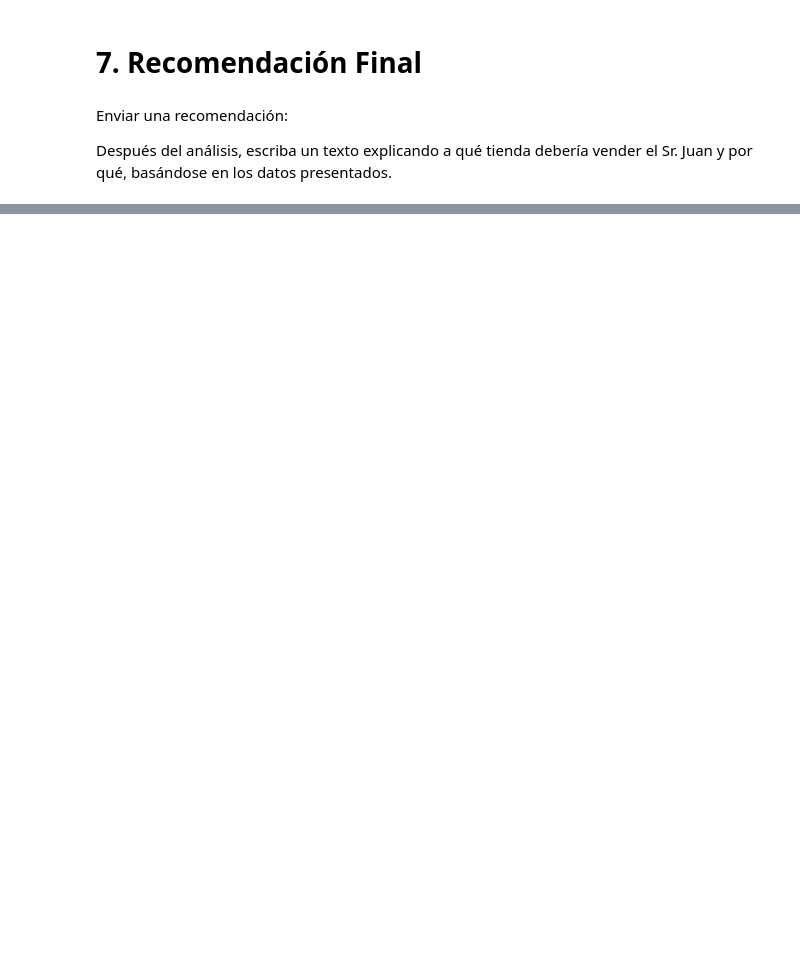
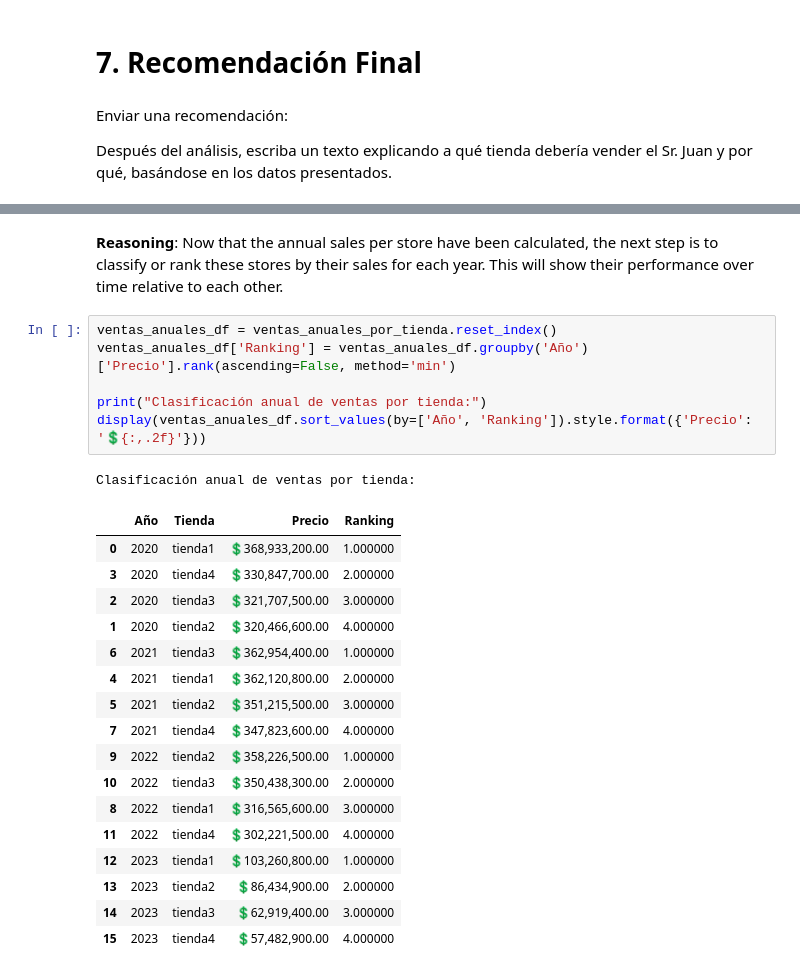
Before and after one commit to Harold-dev-code/Primer_Challenge_DataScience_Alura_Store, a Jupyter notebook: Primer_Challenge_DataScience_AluraStore.ipynb, the cells around one changed output, grey strips where cells are left out. Saved outputs shown, nothing was run; the diff lists cells and outputs as text; blank space fills up the shorter version.

```diff
--- a/Primer_Challenge_DataScience_AluraStore.ipynb
+++ b/Primer_Challenge_DataScience_AluraStore.ipynb
@@ -726,0 +792,28 @@ Después del análisis, escriba un texto explicando a qué tienda debería vende
+# %% [markdown]
+**Reasoning**:
+Now that the annual sales per store have been calculated, the next step is to classify or rank these stores by their sales for each year. This will show their performance over time relative to each other.
+# %%
+ventas_anuales_df = ventas_anuales_por_tienda.reset_index()
+ventas_anuales_df['Ranking'] = ventas_anuales_df.groupby('Año')['Precio'].rank(ascending=False, method='min')
+
+print("Clasificación anual de ventas por tienda:")
+display(ventas_anuales_df.sort_values(by=['Año', 'Ranking']).style.format({'Precio': '💲{:,.2f}'}))
+# %% [output]
+Clasificación anual de ventas por tienda:
+|  | Año | Tienda | Precio | Ranking |
+| 0 | 2020 | tienda1 | 💲368,933,200.00 | 1.000000 |
+| 3 | 2020 | tienda4 | 💲330,847,700.00 | 2.000000 |
+| 2 | 2020 | tienda3 | 💲321,707,500.00 | 3.000000 |
+| 1 | 2020 | tienda2 | 💲320,466,600.00 | 4.000000 |
+| 6 | 2021 | tienda3 | 💲362,954,400.00 | 1.000000 |
+| 4 | 2021 | tienda1 | 💲362,120,800.00 | 2.000000 |
+| 5 | 2021 | tienda2 | 💲351,215,500.00 | 3.000000 |
+| 7 | 2021 | tienda4 | 💲347,823,600.00 | 4.000000 |
+| 9 | 2022 | tienda2 | 💲358,226,500.00 | 1.000000 |
+| 10 | 2022 | tienda3 | 💲350,438,300.00 | 2.000000 |
+| 8 | 2022 | tienda1 | 💲316,565,600.00 | 3.000000 |
+| 11 | 2022 | tienda4 | 💲302,221,500.00 | 4.000000 |
+| 12 | 2023 | tienda1 | 💲103,260,800.00 | 1.000000 |
+| 13 | 2023 | tienda2 | 💲86,434,900.00 | 2.000000 |
+| 14 | 2023 | tienda3 | 💲62,919,400.00 | 3.000000 |
+| 15 | 2023 | tienda4 | 💲57,482,900.00 | 4.000000 |
```
Also changed, not shown: parts of 22 cells of this notebook.
